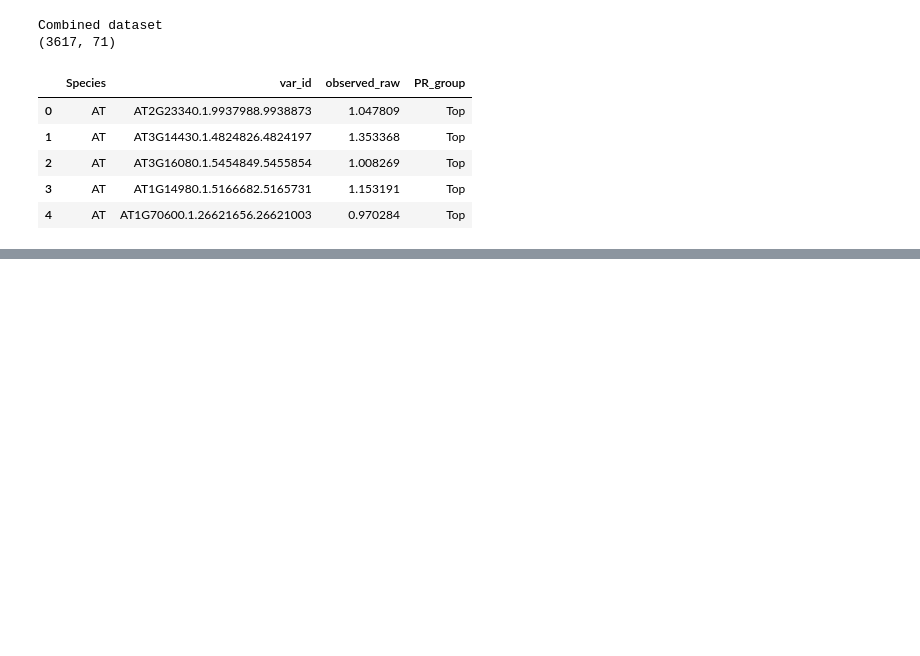
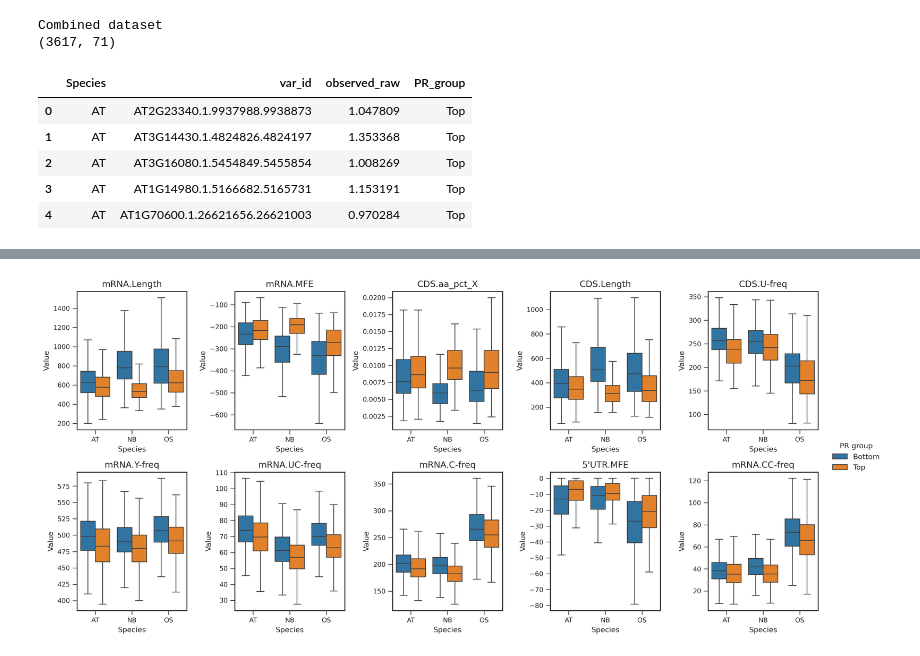
Before and after one commit to ih-11/regression, a Jupyter notebook: notebooks/analysis5_step1.ipynb, the cells around one changed output, grey strips where cells are left out. Drawn from its saved outputs; the diff is of its cells as text; code cells hidden in the pictures; blank space fills up the shorter version.

```diff
--- a/notebooks/analysis5_step1.ipynb
+++ b/notebooks/analysis5_step1.ipynb
@@ -2389,0 +2627,83 @@ Combined dataset
+# %%
+# ============================================
+# Strongest conserved Top vs Bottom PR effects
+# ============================================
+
+top_conserved_df = (
+    effect_summary_df[
+        effect_summary_df["Same_direction"] &
+        effect_summary_df["FDR_all"]
+    ]
+    .sort_values("Mean_abs_delta", ascending=False)
+    .head(10)
+    .reset_index(drop=True)
+)
+
+top_conserved_features = top_conserved_df["Feature"].tolist()
+
+print("Top conserved candidate features")
+display(
+    top_conserved_df[
+        ["Feature", "Region", "Feature_type", "AT", "NB", "OS",
+         "Mean_delta", "Mean_abs_delta", "Min_abs_delta"]
+    ]
+)
+
+# --------------------------------------------
+# Raw-value Top vs Bottom distributions
+# --------------------------------------------
+
+fig, axes = plt.subplots(
+    2, 5,
+    figsize=(15, 7),
+    dpi=_PLOT_CFG["dpi"],
+)
+
+axes = axes.ravel()
+
+for ax, feature in zip(axes, top_conserved_features):
+
+    plot_df = candidate_group_df[
+        ["Species", "PR_group", feature]
+    ].rename(columns={feature: "Value"})
+
+    sns.boxplot(
+        data=plot_df,
+        x="Species",
+        y="Value",
+        hue="PR_group",
+        order=["AT", "NB", "OS"],
+        hue_order=["Bottom", "Top"],
+        showfliers=False,
+        ax=ax,
+    )
+
+    ax.set_title(feature)
+
+    format_axis(
+        ax,
+        xlabel="Species",
+        ylabel="Value",
+    )
+
+    if ax.get_legend() is not None:
+        ax.get_legend().remove()
+
+# --------------------------------------------
+# Shared legend
+# --------------------------------------------
+
+handles, labels = axes[0].get_legend_handles_labels()
+
+fig.legend(
+    handles,
+    labels,
+    title="PR group",
+    frameon=False,
+    loc="center left",
+    bbox_to_anchor=(1.00, 0.5),
+)
+
+plt.tight_layout()
+plt.show()
+# %% [output]
@@ -2389,0 +2722 @@ Combined dataset
+[figure, added]
```
Also changed, not shown: parts of 3 cells of this notebook.
